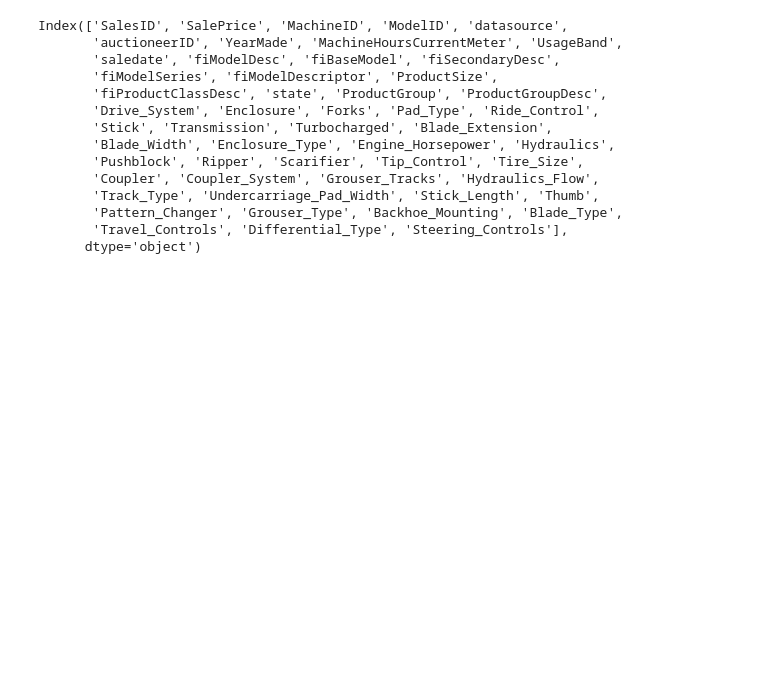
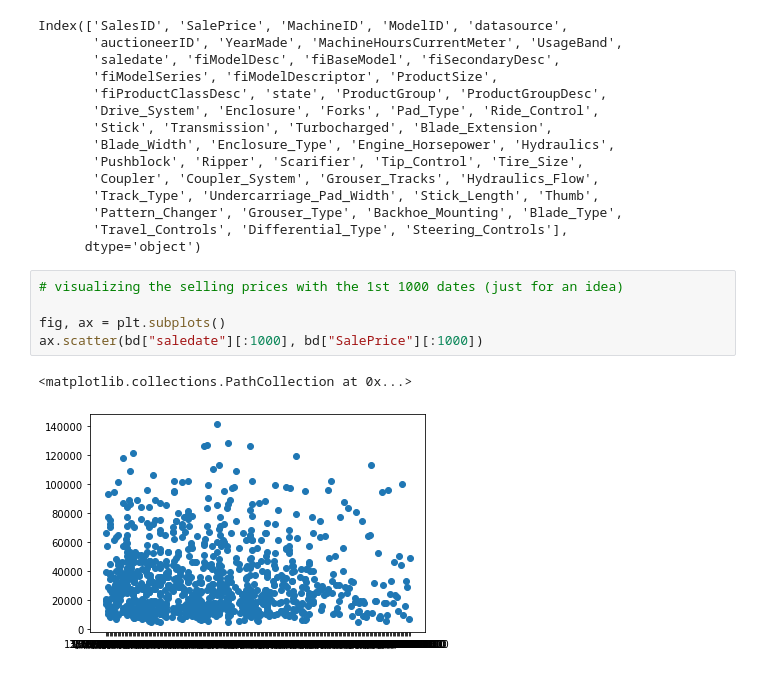
Before and after one commit to ineelhere/Machine-Learning-and-Data-Science, a Jupyter notebook: Milestone Project 2/Bulldozers-sell-price-prediction.ipynb, the cells around one changed output. Saved outputs shown, nothing was run; the diff lists cells and outputs as text; blank space fills up the shorter version.

```diff
--- a/Milestone Project 2/Bulldozers-sell-price-prediction.ipynb
+++ b/Milestone Project 2/Bulldozers-sell-price-prediction.ipynb
@@ -92,3 +97,11 @@ Index(['SalesID', 'SalePrice', 'MachineID', 'ModelID', 'datasource',
        'Pattern_Changer', 'Grouser_Type', 'Backhoe_Mounting', 'Blade_Type',
        'Travel_Controls', 'Differential_Type', 'Steering_Controls'],
       dtype='object')
+# %%
+# visualizing the selling prices with the 1st 1000 dates (just for an idea)
+
+fig, ax = plt.subplots()
+ax.scatter(bd["saledate"][:1000], bd["SalePrice"][:1000])
+# %% [output]
+<matplotlib.collections.PathCollection at 0x...>
+[figure, added]
```
Also changed, not shown: parts of 7 cells of this notebook.
